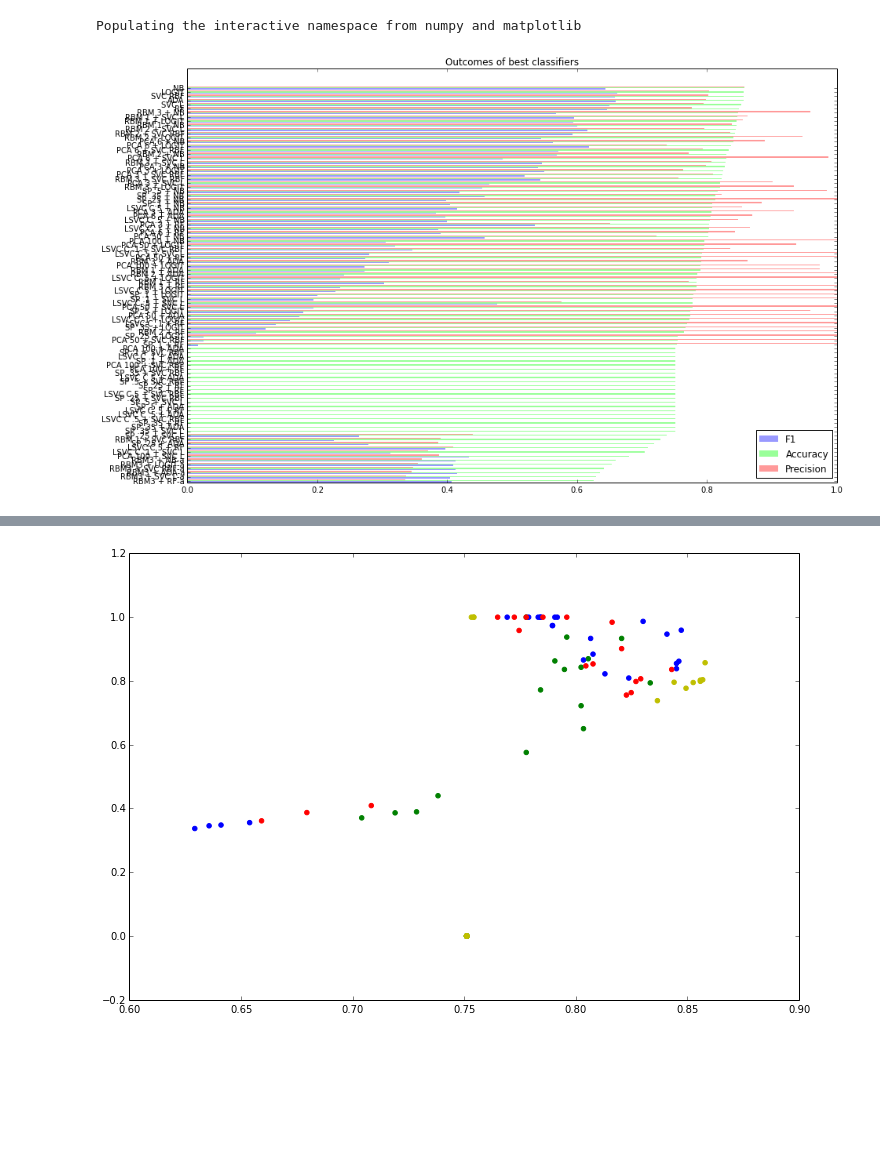
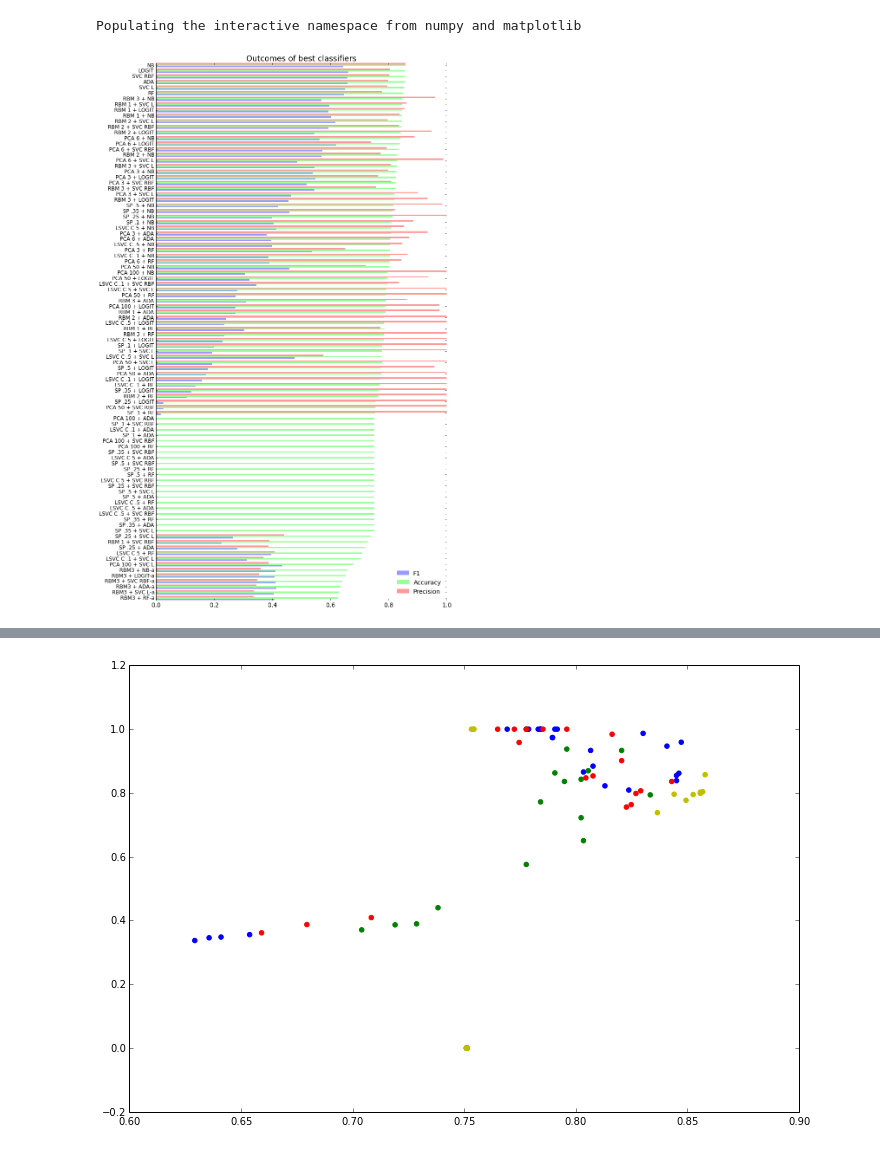
Before and after one commit to jacobboy/spring14, a Jupyter notebook: graphin_db.ipynb, the cells around one changed output, grey strips where cells are left out. Saved outputs shown, nothing was run; the diff lists cells and outputs as text; code cells hidden in the pictures; blank space fills up the shorter version.

Commit message:
outcomes of best classifiers

```diff
--- a/graphin_db.ipynb
+++ b/graphin_db.ipynb
@@ -57,29 +57,37 @@ nb = scores[scores['nb']]
 # %%
 indices = np.arange(scores.shape[0])
 bar_width = .25
 
-pl.figure(figsize=(12, 8))
+fig = pl.figure(figsize=(12, 18))
 
 pl.barh(indices, scores['f1'], height=bar_width, label='F1', facecolor='#9999ff', linewidth=0)
 pl.barh(indices+bar_width, scores['acc'], height=bar_width, label='Accuracy', facecolor='#99ff99', linewidth=0)
 pl.barh(indices+2*bar_width, scores['prec'], height=bar_width, label='Precision', facecolor='#ff9999', linewidth=0)
-pl.yticks(())
 
-pl.legend(loc='best')
+pl.axis('tight')
+pl.legend(loc='best', frameon=False, fontsize=14)
 
-#pl.subplots_adjust(left=.25)
 #pl.subplots_adjust(top=.95)
 #pl.subplots_adjust(bottom=.05)
 
-pl.title("Outcomes of best classifiers")
-pl.tight_layout()
+pl.title('Outcomes of best classifiers', fontsize=18)
 
-pl.yticks(indices + 1.5*bar_width, scores['name'])
+pl.yticks(indices + 1.5*bar_width, scores['name'], fontsize=12)
+pl.xticks(fontsize=14)
+
 #for i, l in zip(indices, scores['name']):
 #   pl.text(-.3, i, l)
 #   pl.text(-0.1, i, l)
 
-# pl.savefig('data/mega')
+ax = fig.get_axes()
+ax[0].spines['right'].set_color('none')
+ax[0].spines['top'].set_color('none')
+ax[0].spines['bottom'].set_color('none')
+
+pl.tight_layout()
+pl.subplots_adjust(left=.2)
+
+pl.savefig('figs/mega')
 pl.show()
 # %% [output]
-[figure, old version]
+[figure, new version]
```
Also changed, not shown: parts of 2 cells of this notebook.
